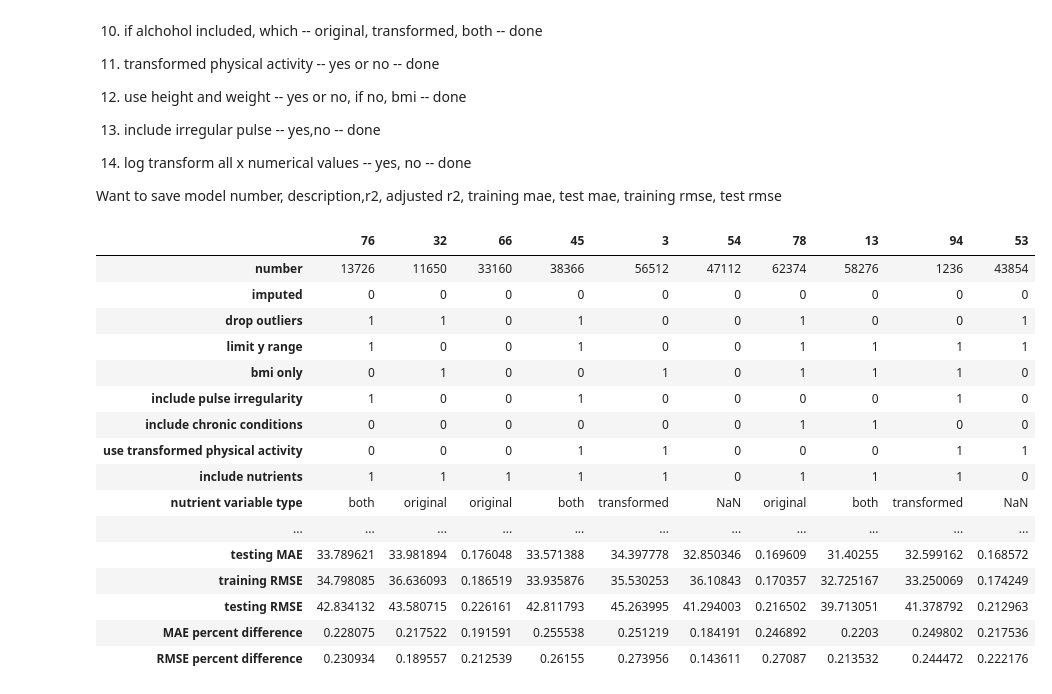
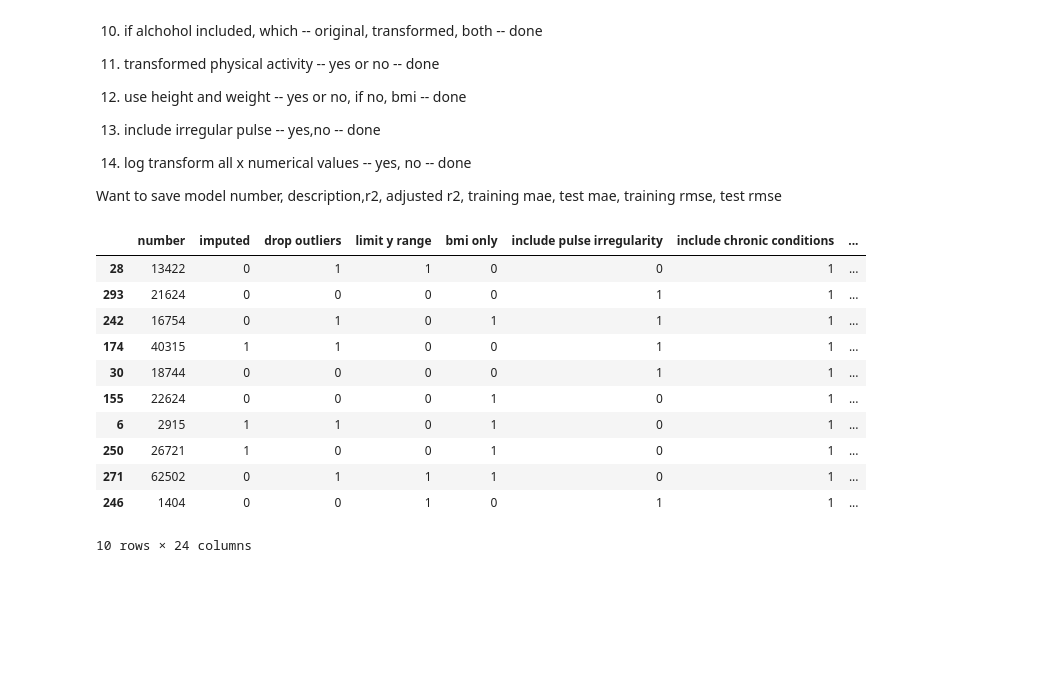
Before and after one commit to mathisme/ThinkfulDSFinalCapstone, a Jupyter notebook: notebooks/KNNRegression.ipynb, the cells around one changed output. Cells and saved outputs as stored; diff of their text form; code cells hidden in the pictures; blank space fills up the shorter version.

```diff
--- a/notebooks/KNNRegression.ipynb
+++ b/notebooks/KNNRegression.ipynb
@@ -42,7 +42,7 @@ df_imputed.drop('Unnamed: 0',axis=1,inplace=True)
 # %%
 Models = {}
 # %%
-def model(number,return_model=False, return_y=False):
+def model(number,return_model=False, return_xy=False):
     global Models,df_missing,df_imputed
     info = {}
     info['number']=number
@@ -216,7 +216,7 @@ def model(number,return_model=False, return_y=False):
     info['r2']=r2
     k = knn1.named_steps['kneighbors'].n_features_in_
     n = knn1.named_steps['kneighbors'].n_samples_fit_
-    ar2 = 1-((1-r2)/(n-1))/(n-k-1)
+    ar2 = 1-(1-r2)*(n-1)/(n-k-1)
     info['adjusted r2']=ar2
     y_train_preds = knn1.predict(X_train)
     y_preds = knn1.predict(X_test)
@@ -227,8 +227,8 @@ def model(number,return_model=False, return_y=False):
     info['MAE percent difference'] = (info['testing MAE']-info['training MAE'])/info['training MAE']
     info['RMSE percent difference'] = (info['testing RMSE']-info['training RMSE'])/info['training RMSE']
     if return_model:
-        if return_y:
-            return (knn1, y_train, y_train_preds,y_test,y_preds)
+        if return_xy:
+            return (knn1, X_train, X_test, y_train, y_train_preds,y_test,y_preds)
         return (knn1, info)
     for key in info.keys():
         if key not in Models:
@@ -237,28 +237,24 @@ def model(number,return_model=False, return_y=False):
 # %%
 model_numbers = []
 for i in range(100):
     n = np.random.randint(73728)
     while n in model_numbers:
         n = np.random.randint(73728)
     model_numbers.append(n)
     model(n)
 models = pd.DataFrame(Models)
-models.sort_values(by='adjusted r2',ascending=False).head(10).transpose(copy=True)
+top_10 = models.sort_values(by=['r2','RMSE percent difference'],ascending=[False,True]).head(10)
+top_10
 # %% [output]
-|  | 76 | 32 | 66 | 45 | 3 | 54 | 78 | 13 | 94 | 53 |
-| number | 13726 | 11650 | 33160 | 38366 | 56512 | 47112 | 62374 | 58276 | 1236 | 43854 |
-| imputed | 0 | 0 | 0 | 0 | 0 | 0 | 0 | 0 | 0 | 0 |
-| drop outliers | 1 | 1 | 0 | 1 | 0 | 0 | 1 | 0 | 0 | 1 |
-| limit y range | 1 | 0 | 0 | 1 | 0 | 0 | 1 | 1 | 1 | 1 |
-| bmi only | 0 | 1 | 0 | 0 | 1 | 0 | 1 | 1 | 1 | 0 |
-| include pulse irregularity | 1 | 0 | 0 | 1 | 0 | 0 | 0 | 0 | 1 | 0 |
-| include chronic conditions | 0 | 0 | 0 | 0 | 0 | 0 | 1 | 1 | 0 | 0 |
-| use transformed physical activity | 0 | 0 | 0 | 1 | 1 | 0 | 0 | 0 | 1 | 1 |
-| include nutrients | 1 | 1 | 1 | 1 | 1 | 0 | 1 | 1 | 1 | 0 |
-| nutrient variable type | both | original | original | both | transformed | NaN | original | both | transformed | NaN |
-| ... | ... | ... | ... | ... | ... | ... | ... | ... | ... | ... |
-| testing MAE | 33.789621 | 33.981894 | 0.176048 | 33.571388 | 34.397778 | 32.850346 | 0.169609 | 31.40255 | 32.599162 | 0.168572 |
-| training RMSE | 34.798085 | 36.636093 | 0.186519 | 33.935876 | 35.530253 | 36.10843 | 0.170357 | 32.725167 | 33.250069 | 0.174249 |
-| testing RMSE | 42.834132 | 43.580715 | 0.226161 | 42.811793 | 45.263995 | 41.294003 | 0.216502 | 39.713051 | 41.378792 | 0.212963 |
-| MAE percent difference | 0.228075 | 0.217522 | 0.191591 | 0.255538 | 0.251219 | 0.184191 | 0.246892 | 0.2203 | 0.249802 | 0.217536 |
-| RMSE percent difference | 0.230934 | 0.189557 | 0.212539 | 0.26155 | 0.273956 | 0.143611 | 0.27087 | 0.213532 | 0.244472 | 0.222176 |
+|  | number | imputed | drop outliers | limit y range | bmi only | include pulse irregularity | include chronic conditions | ... |
+| 28 | 13422 | 0 | 1 | 1 | 0 | 0 | 1 | ... |
+| 293 | 21624 | 0 | 0 | 0 | 0 | 1 | 1 | ... |
+| 242 | 16754 | 0 | 1 | 0 | 1 | 1 | 1 | ... |
+| 174 | 40315 | 1 | 1 | 0 | 0 | 1 | 1 | ... |
+| 30 | 18744 | 0 | 0 | 0 | 0 | 1 | 1 | ... |
+| 155 | 22624 | 0 | 0 | 0 | 1 | 0 | 1 | ... |
+| 6 | 2915 | 1 | 1 | 0 | 1 | 0 | 1 | ... |
+| 250 | 26721 | 1 | 0 | 0 | 1 | 0 | 1 | ... |
+| 271 | 62502 | 0 | 1 | 1 | 1 | 0 | 1 | ... |
+| 246 | 1404 | 0 | 0 | 1 | 0 | 1 | 1 | ... |
+10 rows × 24 columns
```
Also changed, not shown: parts of 3 cells of this notebook, 3 other files.
